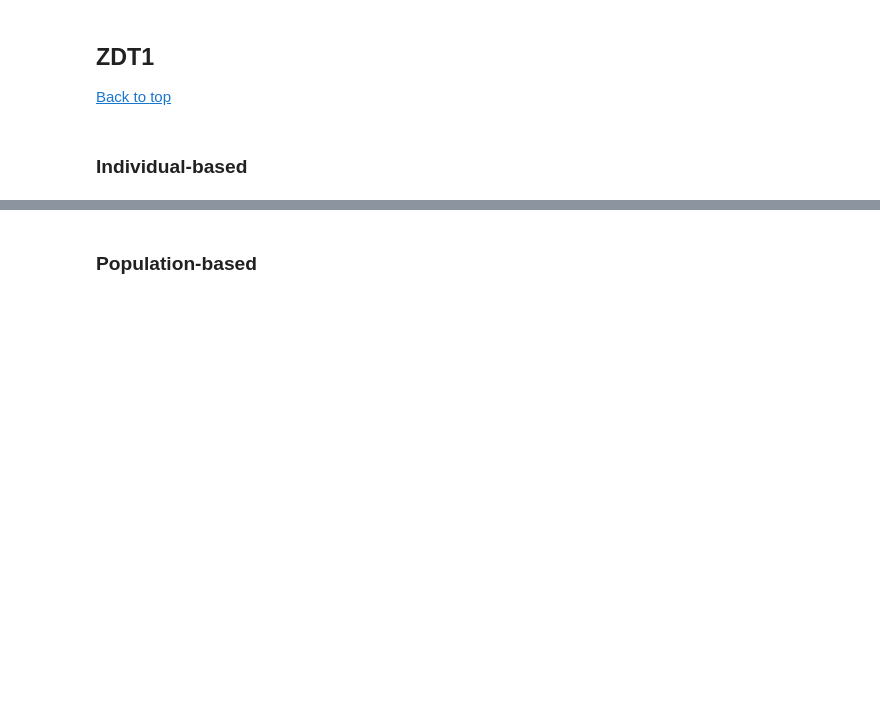
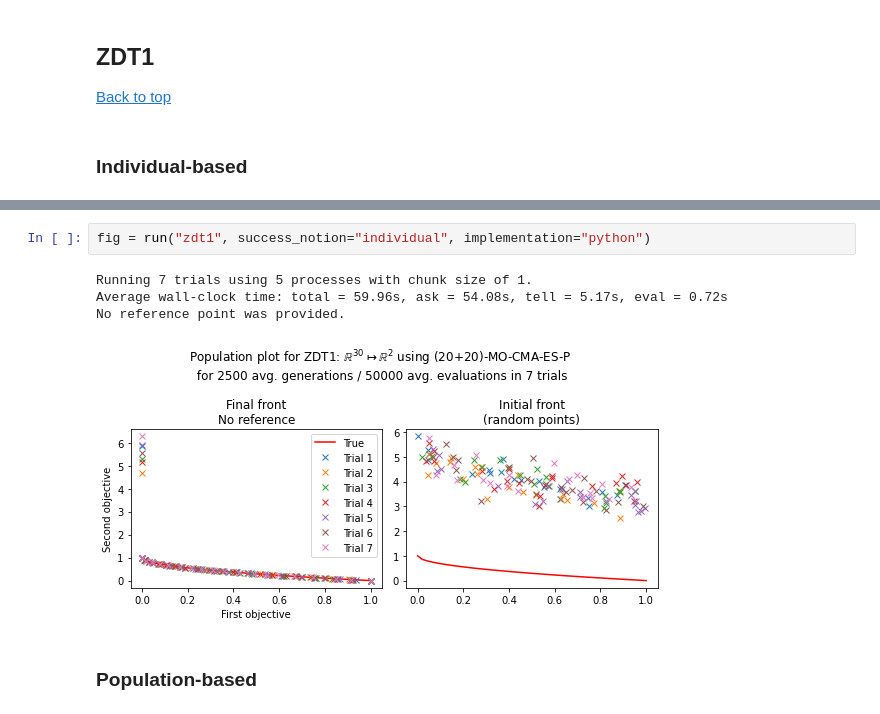
Before and after one commit to pocs-anguilla/anguilla, a Jupyter notebook: notebooks/experiments/mocma/zdt.ipynb, the cells around one changed output, grey strips where cells are left out. Cells and saved outputs as stored; diff of their text form; blank space fills up the shorter version.

Commit message:
Compare CXX and Python Anguilla implementations in nbs

```diff
--- a/notebooks/experiments/mocma/zdt.ipynb
+++ b/notebooks/experiments/mocma/zdt.ipynb
@@ -122,3 +122,10 @@ No reference point was provided.
+# %%
+fig = run("zdt1", success_notion="individual", implementation="python")
+# %% [output]
+Running 7 trials using 5 processes with chunk size of 1.
+Average wall-clock time: total = 59.96s, ask = 54.08s, tell = 5.17s, eval = 0.72s
+No reference point was provided.
+[figure, added]
 # %% [markdown]
 ### Population-based
 # %%
```
Also changed, not shown: parts of 6 cells of this notebook, 3 other files.
